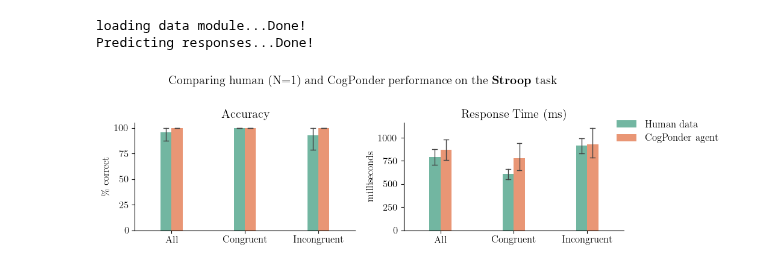
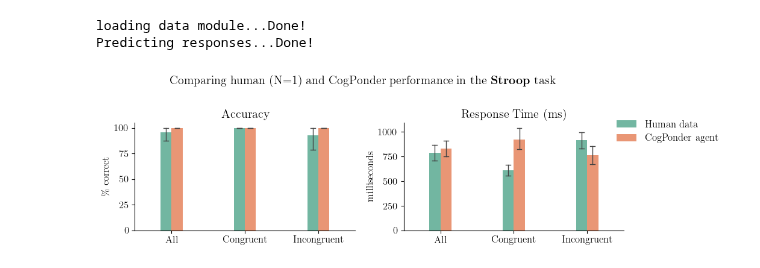
Before and after one commit to morteza/CogPonder, a Jupyter notebook: notebooks/Figures/Figure3-Stroop.ipynb, the cells around one changed output. Cells and saved outputs as stored; diff of their text form; code cells hidden in the pictures.

Commit message:
improve figure 3 and 4

```diff
--- a/notebooks/Figures/Figure3-Stroop.ipynb
+++ b/notebooks/Figures/Figure3-Stroop.ipynb
@@ -41,21 +41,17 @@ datamodule = CogPonderDataModule(data, batch_size=BATCH_SIZE, num_workers=8)
 datamodule.prepare_data()
 print('Done!')
 
-X_train, trial_types_train, is_corrects_train, y_train, rt_train = datamodule.train_dataset[:]
-X_test, trial_types_test, is_corrects_test, y_test, rt_test = datamodule.test_dataset[:]
+X, trial_types, is_corrects, y_true, rt_true = datamodule.test_dataset[:]
 
 with torch.no_grad():
     model_ckpt.eval()
 
     print('Predicting responses...', end='')
-    y_train_steps,p_train,rt_train_pred = model_ckpt(X_train)
-    y_test_steps,p_test,rt_test_pred = model_ckpt(X_test)
+    y_pred_steps,p_halts,rt_pred = model_ckpt(X)
 
-    y_train_steps = torch.argmax(y_train_steps, dim=-1)
-    y_test_steps = torch.argmax(y_test_steps, dim=-1)
+    y_pred_steps = torch.argmax(y_pred_steps, dim=-1)
 
-    y_train_pred = y_train_steps.gather(dim=0, index=rt_train_pred[None, :] - 1,)[0]  # (batch_size,)
-    y_test_pred = y_test_steps.gather(dim=0, index=rt_test_pred[None, :] - 1,)[0]  # (batch_size,)
+    y_pred = y_pred_steps.gather(dim=0, index=rt_pred[None, :] - 1,)[0]  # (batch_size,)
 
     print('Done!')
 # %% [output]
@@ -68,29 +64,29 @@ non_decision_time = (
 
 average_human_performance = pd.DataFrame({
     'condition': -1,
-    'response_time': rt_test * dataset.response_step_interval + non_decision_time,
-    'accuracy': (X_test[:,1] == y_test).float() * 100,
+    'response_time': rt_true * dataset.response_step_interval + non_decision_time,
+    'accuracy': (X[:,1] == y_true).float() * 100,
     'agent': 'Human data',
 })
 
 human_performance = pd.DataFrame({
-    'condition': trial_types_test,
-    'response_time': rt_test * dataset.response_step_interval + non_decision_time,
-    'accuracy': (X_test[:,1] == y_test).float() * 100,
+    'condition': trial_types,
+    'response_time': rt_true * dataset.response_step_interval + non_decision_time,
+    'accuracy': (X[:,1] == y_true).float() * 100,
     'agent': 'Human data',
 })
 
 cogponder_performance = pd.DataFrame({
-    'condition': trial_types_test,
-    'response_time': rt_test_pred * dataset.response_step_interval + non_decision_time,
-    'accuracy': (X_test[:,1] == y_test_pred).float() * 100,
+    'condition': trial_types,
+    'response_time': rt_pred * dataset.response_step_interval + non_decision_time,
+    'accuracy': (X[:,1] == y_pred).float() * 100,
     'agent': 'CogPonder agent'
 })
 
 average_cogponder_performance = pd.DataFrame({
     'condition': -1,
-    'response_time': rt_test_pred * dataset.response_step_interval + non_decision_time,
-    'accuracy': (X_test[:,1] == y_test_pred).float() * 100,
+    'response_time': rt_pred * dataset.response_step_interval + non_decision_time,
+    'accuracy': (X[:,1] == y_pred).float() * 100,
     'agent': 'CogPonder agent',
 })
 
@@ -99,35 +95,37 @@ plot_data = pd.concat([human_performance, average_human_performance,
 
 plot_data['condition'] = plot_data['condition'].map({-1: 'All', 0: 'Incongruent', 1: 'Congruent'})
 
-plot_data = plot_data.melt(id_vars=['index', 'condition', 'agent'],
+plot_data = plot_data.melt(id_vars=['condition', 'agent'],
                value_vars=['response_time', 'accuracy'],
                var_name='measure'
                )
 # %%
 g = sns.catplot(
     data=plot_data, x='condition', y='value', col='measure', hue='agent',
     kind="bar", height=3, aspect=1.2,
     width=.3, errorbar=('ci', 95), capsize=.065, errwidth=1,
     palette='Set2',
     sharex=False, sharey=False,
+    estimator='mean',
     col_order=['accuracy', 'response_time'],
-    hue_order=['Human data', 'CogPonder agent'], order=['All', 'Congruent', 'Incongruent'],
+    hue_order=['Human data', 'CogPonder agent'],
+    order=['All', 'Congruent', 'Incongruent'],
     legend=False
 )
 
 g.add_legend(loc='upper left', bbox_to_anchor=(.95, .8))
 
 g.axes[0,0].set_ylabel('\% correct')
 g.axes[0,0].set_title('Accuracy')
 g.axes[0,1].set_ylabel('milliseconds')
 g.axes[0,1].set_title('Response Time (ms)')
 g.axes[0,0].set_xlabel(None)
 g.axes[0,1].set_xlabel(None)
 
 
-plt.suptitle('Comparing human (N=1) and CogPonder performance on the \\textbf{Stroop} task', y=1)
+plt.suptitle('Comparing human (N=1) and CogPonder performance in the \\textbf{Stroop} task', y=1)
 plt.tight_layout()
 plt.savefig('outputs/figures/figure3-stroop.png', bbox_inches='tight', dpi=300)
 plt.show()
 # %% [output]
-[figure, old version]
+[figure, new version]
```
Also changed, not shown: parts of 1 cell of this notebook, 5 other files.
